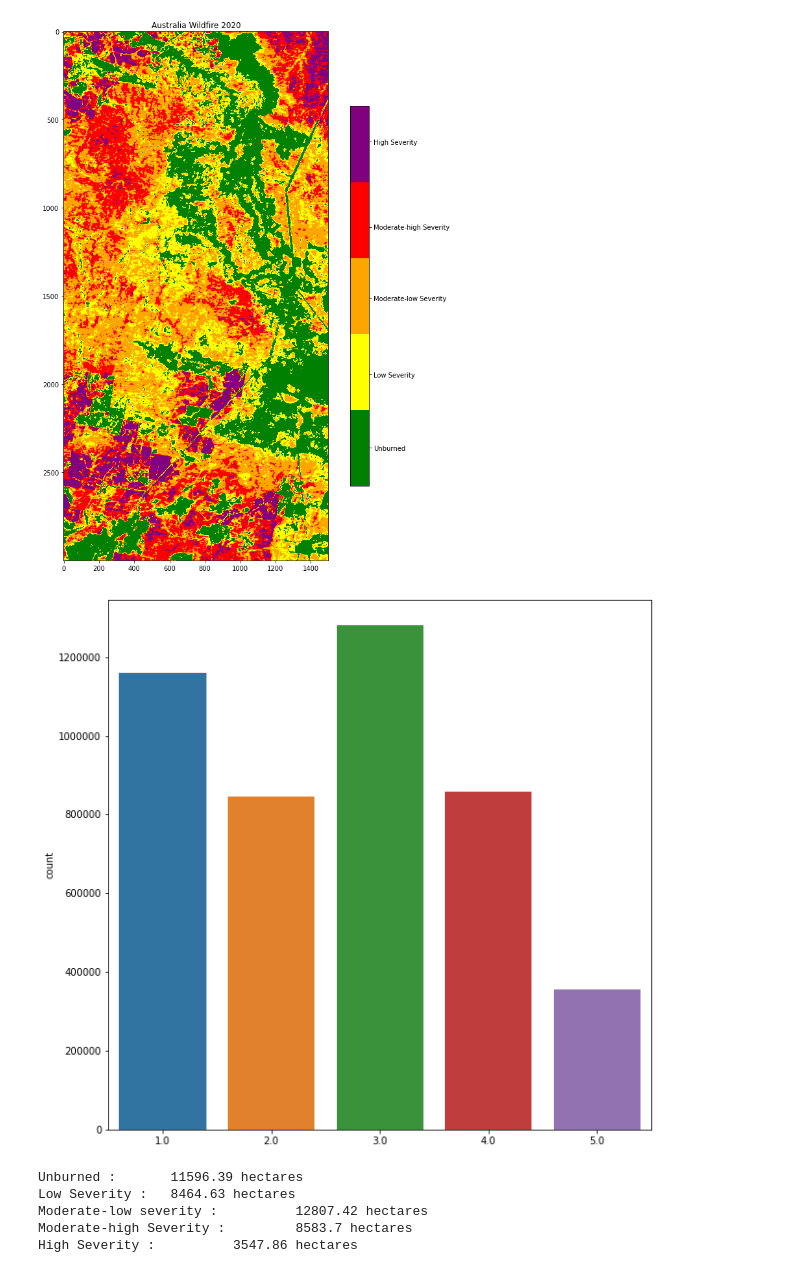
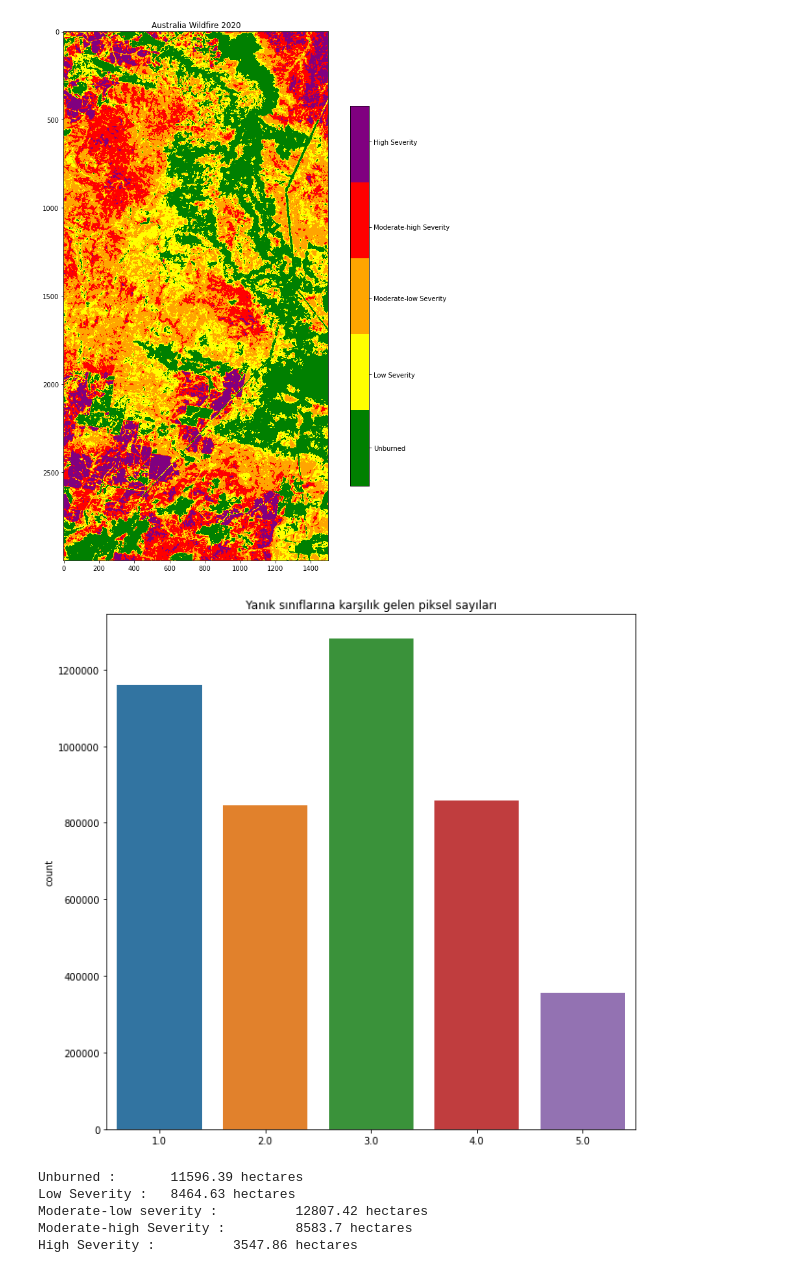
Before and after one commit to dagdelenvolkan/wildfire-nbr, a Jupyter notebook: Wildfire.ipynb, the cells around one changed output. Saved outputs shown, nothing was run; the diff lists cells and outputs as text; code cells hidden in the pictures.

Commit message:
Add title

```diff
--- a/Wildfire.ipynb
+++ b/Wildfire.ipynb
@@ -156,12 +156,13 @@ plt.show()
 # %%
 #Draw pixel classified dnbr pixel values
 fig, ax = plt.subplots(1, figsize=(10, 10))
 sns.countplot(dnbr_copy[0].flatten())
+ax.set_title('Yanık sınıflarına karşılık gelen piksel sayıları')
 ax.ticklabel_format(style='plain', axis='y')
 #'Unburned', 'Low Severity', 'Moderate-low Severity', 'Moderate-high Severity', 'High Severity'
 plt.show()
 # %% [output]
-[figure, old version]
+[figure, new version]
 # %%
 Values = [np.sum(dnbr_copy == 1) *10 * 10 / 10000, np.sum(dnbr_copy == 2) *10 * 10 / 10000, np.sum(dnbr_copy == 3) *10 * 10 / 10000, np.sum(dnbr_copy == 4) *10 * 10 / 10000, np.sum(dnbr_copy == 5) *10 * 10 / 10000]
 labels = ["Unburned", "Low Severity", "Moderate-low severity", "Moderate-high Severity", "High Severity"]
```
